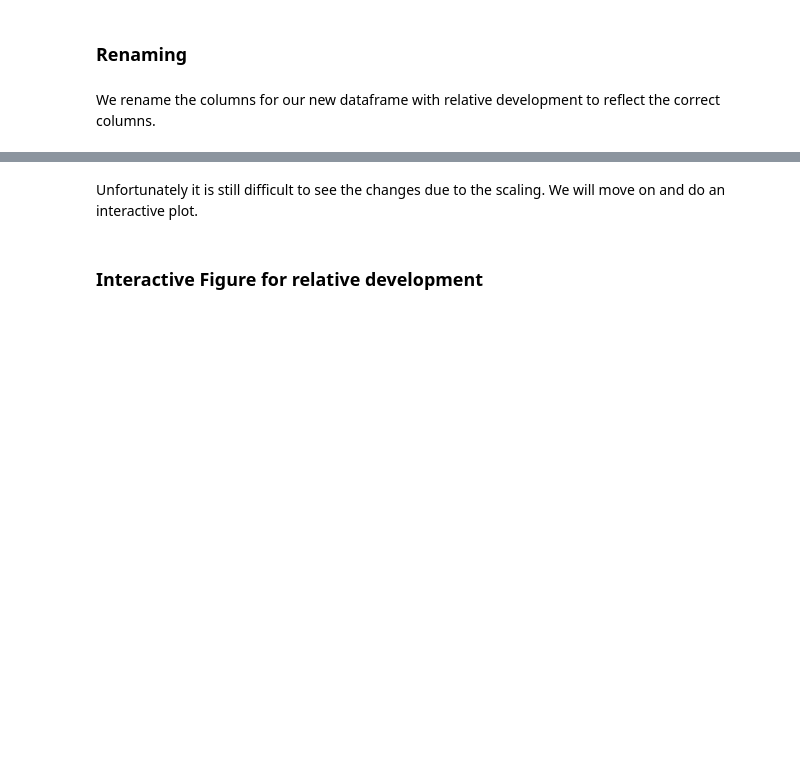
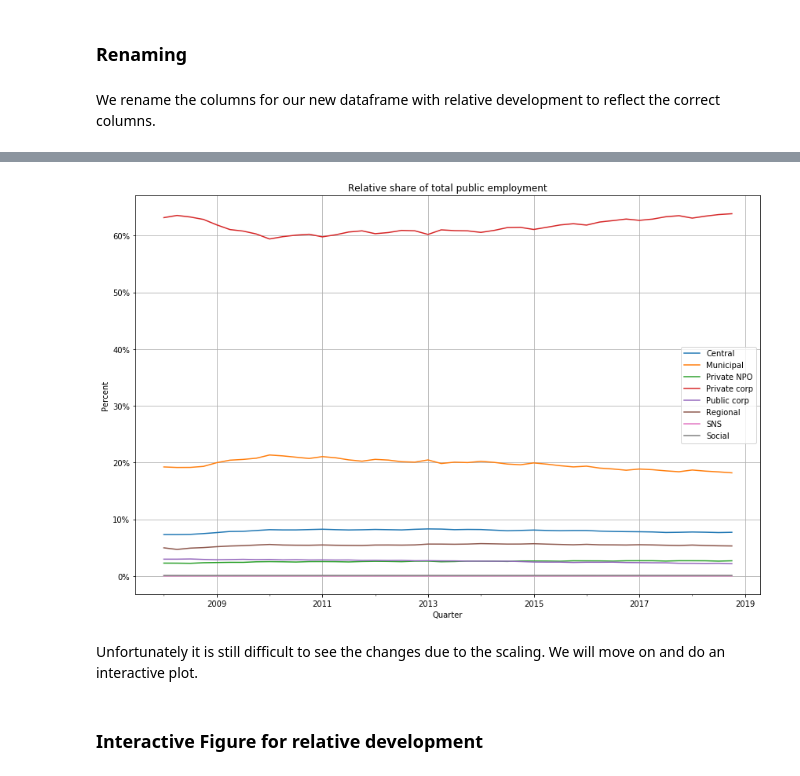
Before and after one commit to NumEconCopenhagen/projects-2019-nx31, a Jupyter notebook: dataproject/dataProject.ipynb, the cells around one changed output, grey strips where cells are left out. Drawn from its saved outputs; the diff is of its cells as text; code cells hidden in the pictures; blank space fills up the shorter version.

```diff
--- a/dataproject/dataProject.ipynb
+++ b/dataproject/dataProject.ipynb
@@ -140,9 +140,9 @@ We create this table to give a better view of the data, with the quaters as inde
 # %%
 # Creates a copy of our data and pivot the data using the 'Quarter' as the index.
-FTE_table = FTE_raw.copy().pivot(index = 'Quarter', columns = 'Sector', values = 'FTE')
+FTE = FTE_raw.copy().pivot(index = 'Quarter', columns = 'Sector', values = 'FTE')
 
 
-FTE_table.head(10)
+FTE.head(10)
 # %% [output]
 | Sector | Central | Municipal | Private NPO | Private corp | Public corp | Regional | SNS | Social | Total |
 | Quarter |  |  |  |  |  |  |  |  |  |
@@ -239,20 +265,25 @@ rFTE.head(10)
 # %%
 #Creates a figure
-fig2, ax = plt.subplots(figsize=(12,12))
+fig2, ax = plt.subplots(figsize=(12,8))
 
 rFTE.reset_index(drop=True)
 FTE_raw.set_index('Quarter')
 rFTE.index = pd.DatetimeIndex(data=rFTE.index)
 
 fmt = '%.0f%%'
 yticks = mtick.FormatStrFormatter(fmt)
 ax.yaxis.set_major_formatter(yticks)
 
 ax.set_xlabel("Quarters")
 ax.set_ylabel("Percent")
 ax.set_title("Relative share of total public employment")
 
 rFTE.plot(legend=True, ax=ax);
+
+ax.grid()
+plt.tight_layout()
+# %% [output]
+[figure, added]
 # %% [markdown]
 Unfortunately it is still difficult to see the changes due to the scaling. We will move on and do an interactive plot.
 # %% [markdown]
```
Also changed, not shown: parts of 12 cells of this notebook, 1 other file.
